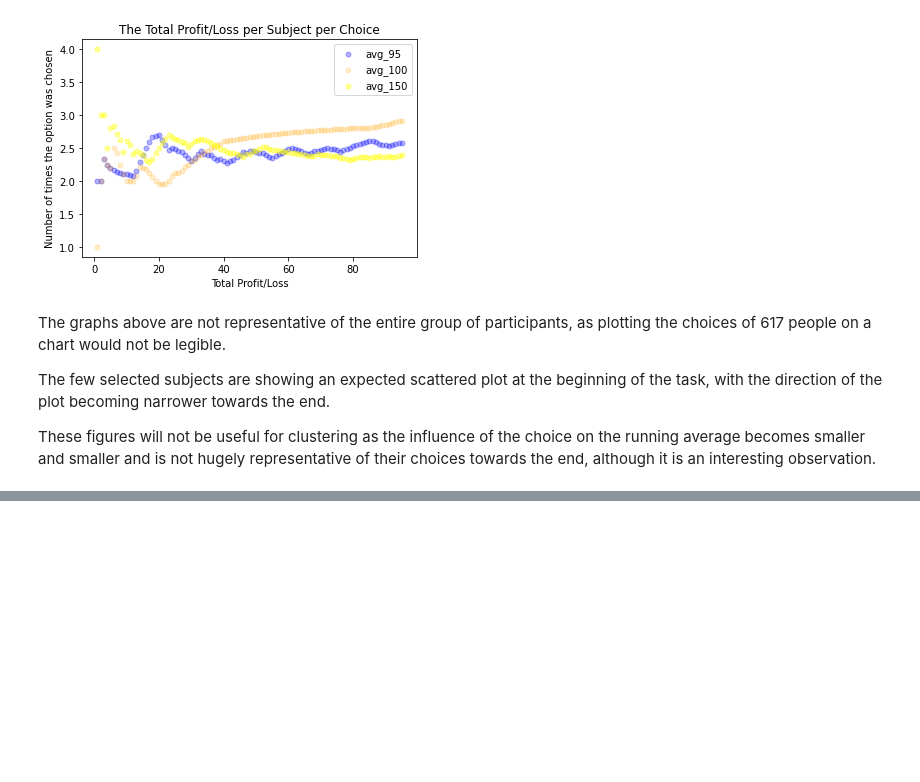
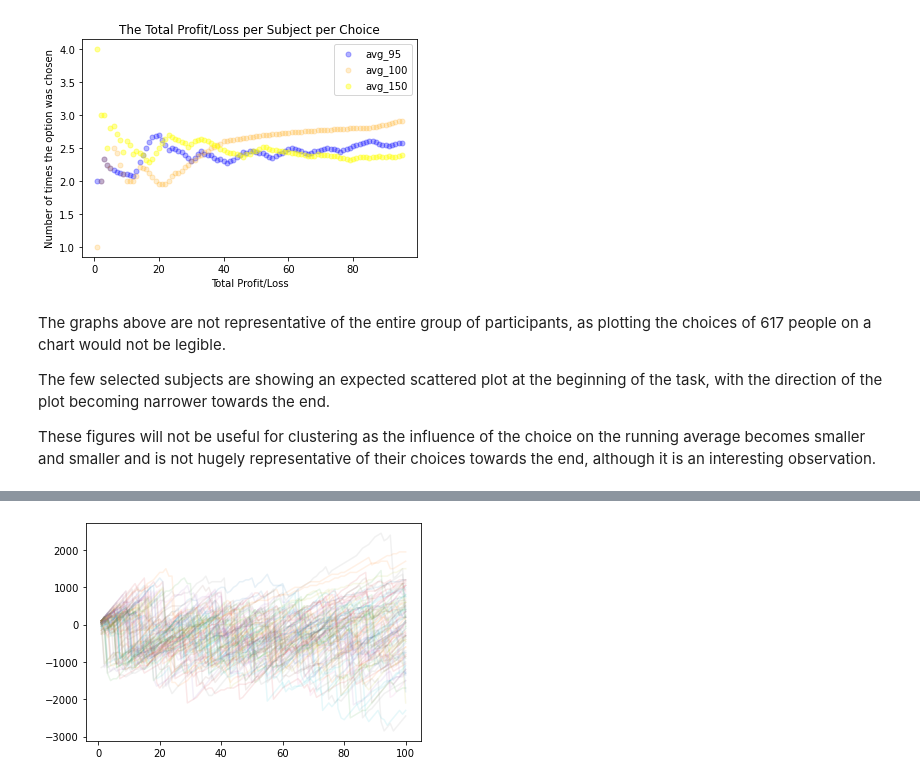
Before and after one commit to laramurphyyx/CA4015-gambling-task, a Jupyter notebook: jupyter-book/_build/jupyter_execute/Data Exploration Notebook.ipynb, the cells around one changed output, grey strips where cells are left out. Drawn from its saved outputs; the diff is of its cells as text; code cells hidden in the pictures; blank space fills up the shorter version.

```diff
--- a/jupyter-book/_build/jupyter_execute/Data Exploration Notebook.ipynb
+++ b/jupyter-book/_build/jupyter_execute/Data Exploration Notebook.ipynb
@@ -146,0 +157,8 @@ These figures will not be useful for clustering as the influence of the choice o
+# %%
+trials_100 = win_100.columns.tolist()
+for subject in range(0,len(trials_100)):
+    net_profits = create_net_profit_loss_list(win_100, loss_100, subject)
+    plt.plot(trials_100, net_profits, alpha=0.1)
+plt.show()
+# %% [output]
+[figure, added]
```
Also changed, not shown: parts of 4 cells of this notebook, 14 other files.
